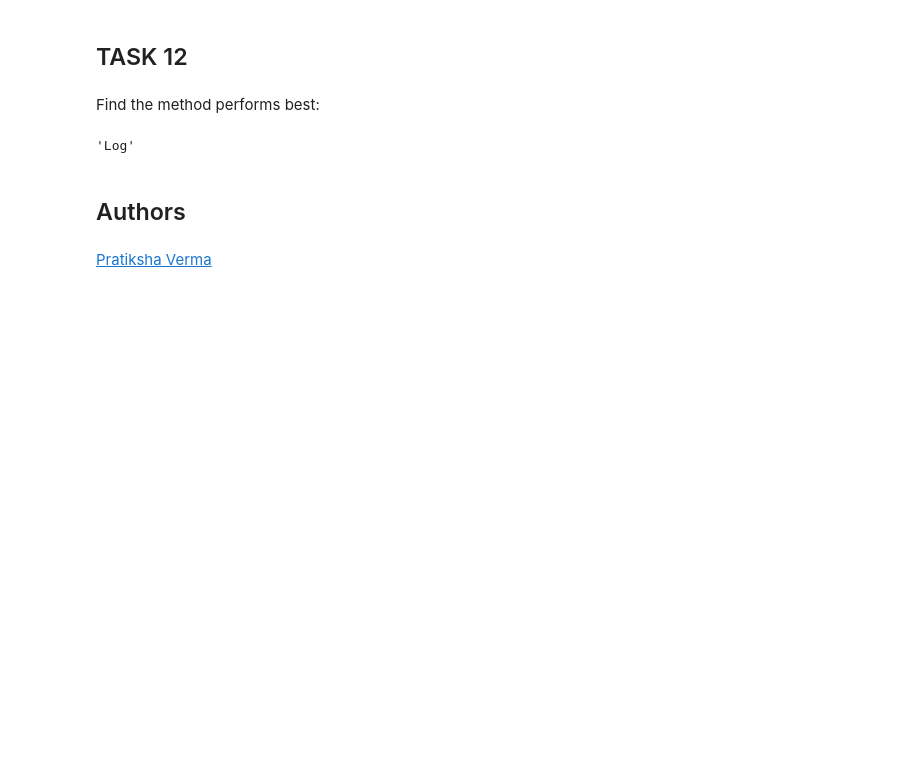
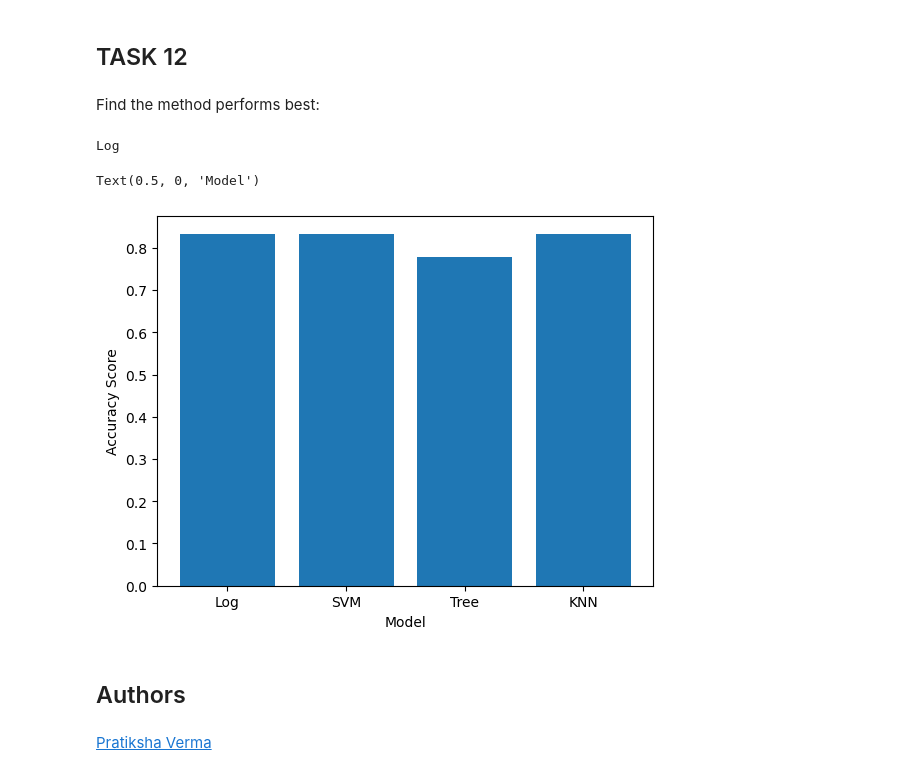
Before and after one commit to D4H3/Data-Science-Capstone-Project, a Jupyter notebook: SpaceX_Machine Learning Prediction_Part_5.ipynb, the cells around one changed output. Saved outputs shown, nothing was run; the diff lists cells and outputs as text; code cells hidden in the pictures; blank space fills up the shorter version.

```diff
--- a/SpaceX_Machine Learning Prediction_Part_5.ipynb
+++ b/SpaceX_Machine Learning Prediction_Part_5.ipynb
@@ -337,9 +337,14 @@ plot_confusion_matrix(Y_test,yhat)
 Find the method performs best:
 # %%
 scores = {'Log':logreg_cv.score(X_test,Y_test), 'SVM':svm_cv.score(X_test,Y_test), 'Tree':tree_cv.score(X_test, Y_test), 'KNN':knn_cv.score(X_test, Y_test)}
-max(scores, key=scores.get)
+print(max(scores, key=scores.get))
+plt.bar(scores.keys(), scores.values())
+plt.ylabel('Accuracy Score')
+plt.xlabel('Model')
 # %% [output]
-'Log'
+Log
+Text(0.5, 0, 'Model')
+[figure, added]
 # %% [markdown]
 ## Authors
 # %% [markdown]
```
Also changed, not shown: parts of 4 cells of this notebook.
